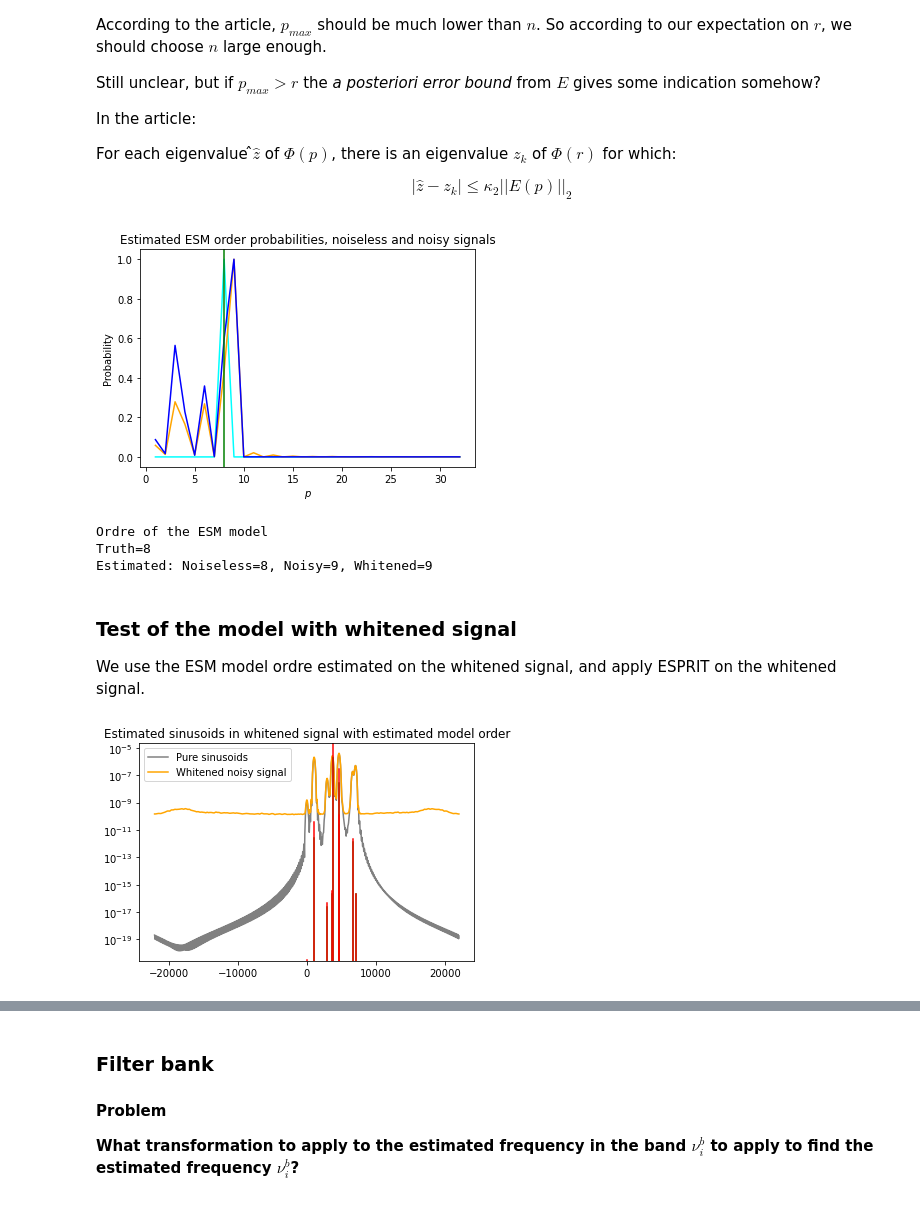
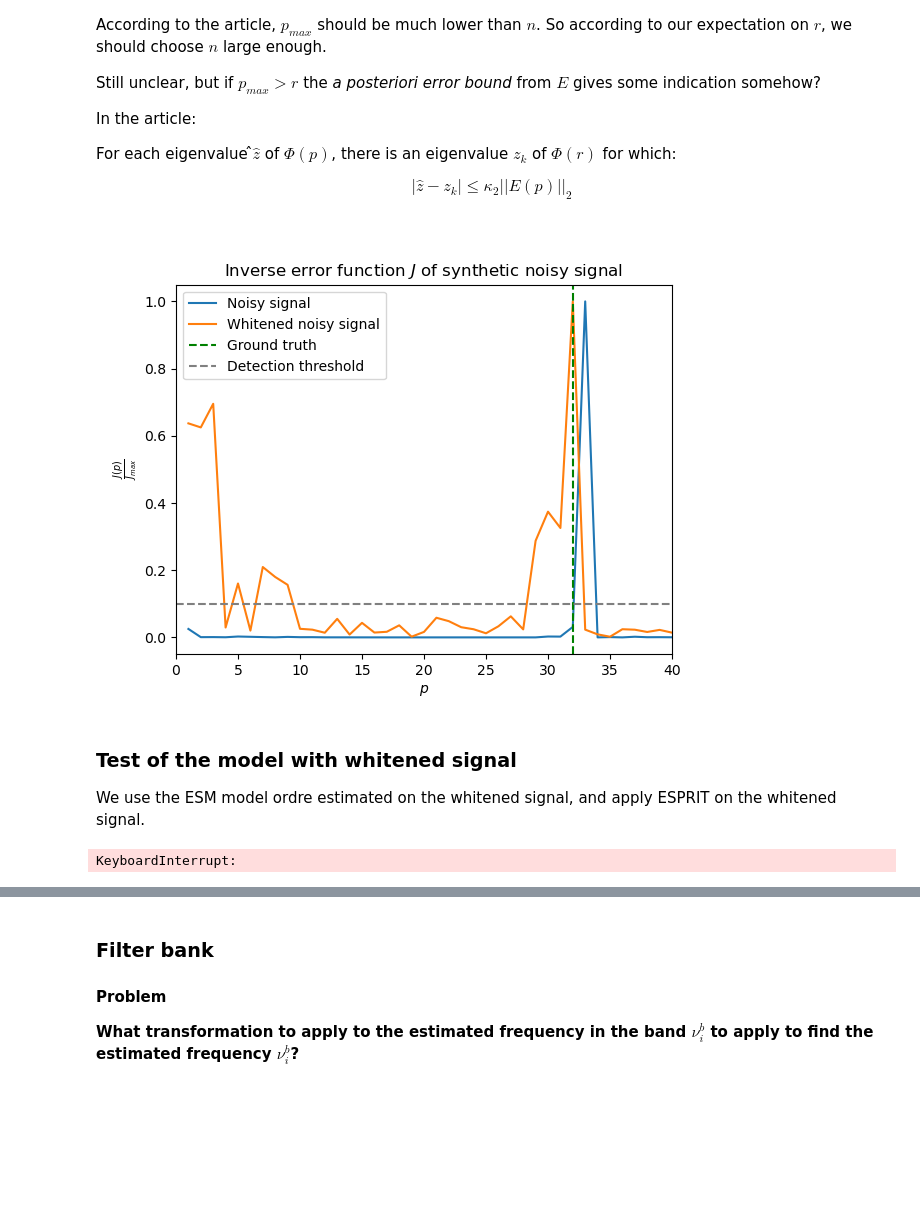
Before and after one commit to piptouque/atiam_pam_hrparam, a Jupyter notebook: source/synth_hr_pierre.ipynb, the cells around one changed output, grey strips where cells are left out. Cells and saved outputs as stored; diff of their text form; code cells hidden in the pictures; blank space fills up the shorter version.

```diff
--- a/source/synth_hr_pierre.ipynb
+++ b/source/synth_hr_pierre.ipynb
@@ -32,11 +32,11 @@ n_s = 100000
 n_fft = 1024
 
 # number of sinusoids
-r = 8
+r = 32
 # Normalised damping ratios, multiply by sampling rate to get the 'deltas' in Amp.s-1
 gammas = rng.uniform(0.001, 0.01, r)
 # Normalised frequencies
-nus = rng.normal(0.1, 0.05, r)
+nus = rng.uniform(0.01, 0.5, r)
 amps = rng.uniform(0.1, 1, r)
 phis = rng.uniform(0, 2*np.pi, r)
 
@@ -44,8 +44,8 @@ x_esm = EsmModel(gammas, nus, amps, phis)
 
 x_sine = x_esm.synth(n_s)
 
-n_est = 32
-p_max = 16
+n_est = 512
+p_max = 128
 r_est = Ester.estimate_esm_order(x_sine, n_est, p_max)
 x_esm_est = Esprit.estimate_esm(x_sine, n_est, r_est)
 
@@ -114,7 +119,7 @@ plt.show()
 # %% [markdown]
 ### Whitening the noise
 # %%
-noise_ratio = 0.01
+noise_ratio = 0.004
 noise = noise_ratio*pink_noise
 
 x = x_sine + noise
@@ -125,5 +130,5 @@ SNR=17.79281353987773 dB
 # %%
-smoothing_factor = 8
+smoothing_factor = 10
 quantile_ratio = 0.05
 ar_order = 10
 
@@ -193,34 +198,34 @@ $$
 |\hat{z} − z_k| \leq \kappa_2 ||E(p)||_2
 $$
 # %%
-n = 128
-p_max = 32 # for now
+thresh_ratio = 0.1
 ps = np.arange(1,p_max+1)
 j_sine = Ester.inverse_error_func(x_sine, n=n, p_max=p_max)
 j_noise = Ester.inverse_error_func(x, n=n, p_max=p_max)
 j_white = Ester.inverse_error_func(x_white, n=n, p_max=p_max)
 
 plt.figure()
-plt.title('Estimated ESM order probabilities, noiseless and noisy signals')
+plt.title(f"Inverse error function $J$ of synthetic noisy signal")
 plt.xlabel('$p$')
-plt.ylabel('Probability')
-plt.plot(ps, j_sine/np.max(j_sine), c='cyan')
-plt.plot(ps, j_noise/np.max(j_noise), c='orange')
-plt.plot(ps, j_white/np.max(j_white), c='b')
-plt.axvline(r, ymin=0, ymax=1, c='g')
+plt.ylabel('$\\frac{J(p)}{J_{max}}$')
+# plt.plot(ps, j_sine/np.max(j_sine), label="Pure sinusoidal signal")
+plt.plot(ps, j_noise/np.max(j_noise), label="Noisy signal")
+plt.plot(ps, j_white/np.max(j_white), label="Whitened noisy signal")
+plt.axvline(r, ymin=0, ymax=1, c='g', linestyle='--', label="Ground truth")
+plt.axhline(thresh_ratio, c='grey', linestyle="--", label="Detection threshold")
+plt.xlim(0, 40)
+plt.legend()
 plt.show()
+plt.savefig("aaa.svg")
 
-r_est_sine = Ester.estimate_esm_order(x_sine, n, p_max)
-r_est_noise = Ester.estimate_esm_order(x, n, p_max)
-r_est_white = Ester.estimate_esm_order(x_white, n, p_max)
-print('Ordre of the ESM model')
-print(f'Truth={r}')
-print(f'Estimated: Noiseless={r_est_sine}, Noisy={r_est_noise}, Whitened={r_est_white}')
+# r_est_sine = Ester.estimate_esm_order(x_sine, n, p_max)
+# r_est_noise = Ester.estimate_esm_order(x, n, p_max)
+# r_est_white = Ester.estimate_esm_order(x_white, n, p_max)
+# print('Ordre of the ESM model')
+# print(f'Truth={r}')
+# print(f'Estimated: Noiseless={r_est_sine}, Noisy={r_est_noise}, Whitened={r_est_white}')
 # %% [output]
-[figure, old version]
+[figure, new version]
-Ordre of the ESM model
-Truth=8
-Estimated: Noiseless=8, Noisy=9, Whitened=9
 # %% [markdown]
 ### Test of the model with whitened signal
 
@@ -264,6 +269,6 @@ for j in range(len(x_esm_est.nus)):
 plt.legend()
 plt.show()
 # %% [output]
-[figure, removed]
+KeyboardInterrupt:
 # %%
 x_sine_est = x_esm_est.synth(n_s)
```
Also changed, not shown: parts of 19 cells of this notebook, 4 other files.
